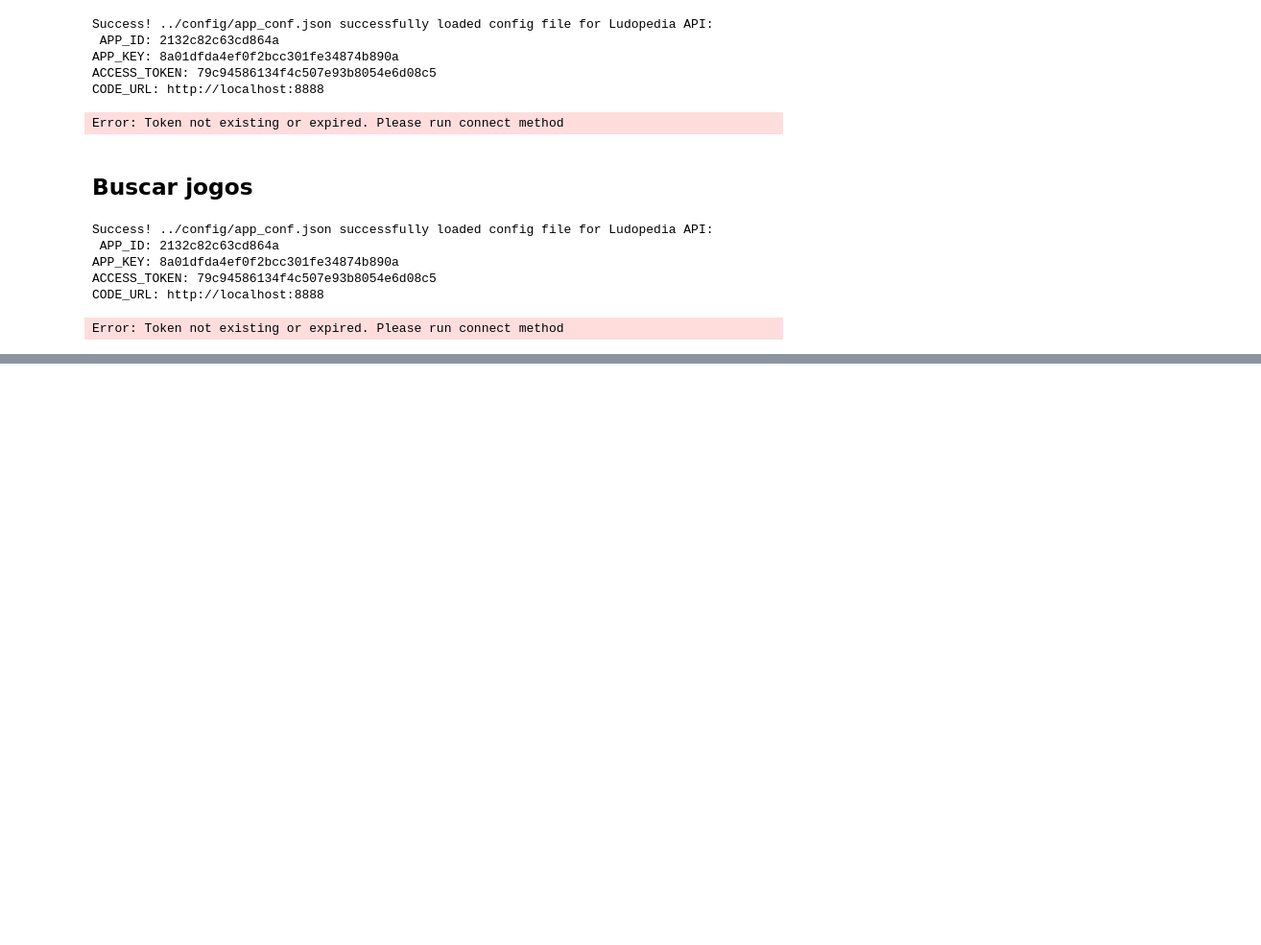
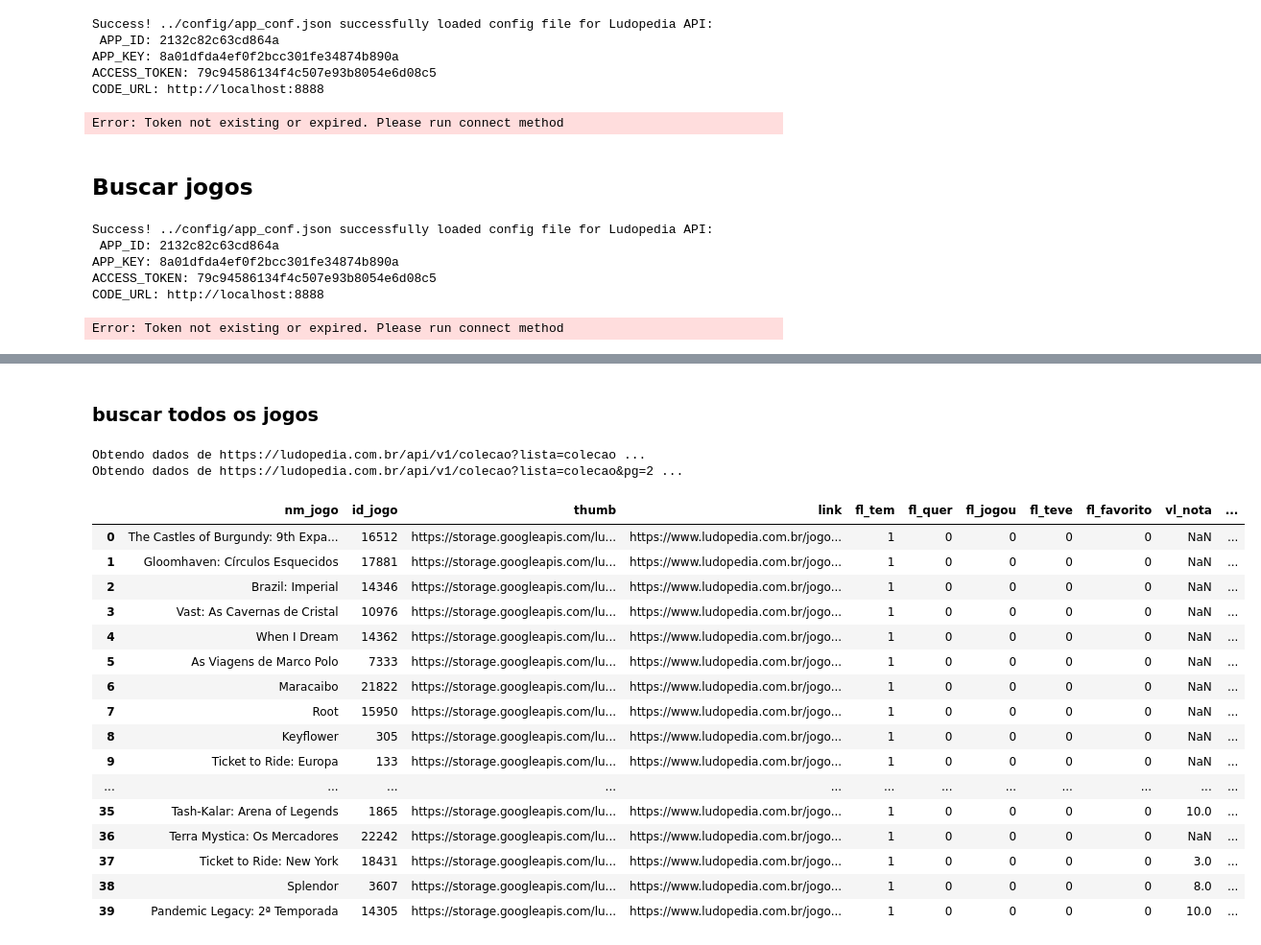
Before and after one commit to kelsensantos/boardgames_collection, a Jupyter notebook: notebooks/01_inicial.ipynb, the cells around one changed output, grey strips where cells are left out. Shown at 96% size. Drawn from its saved outputs; the diff is of its cells as text; code cells hidden in the pictures; blank space fills up the shorter version.

```diff
--- a/notebooks/01_inicial.ipynb
+++ b/notebooks/01_inicial.ipynb
@@ -56,0 +113,29 @@ fetch_all_games(con)
+# %% [markdown]
+### buscar todos os jogos
+# %%
+api = Ludopedia()
+# %%
+x = api.buscar_colecao(todos=True)
+# %% [output]
+Obtendo dados de https://ludopedia.com.br/api/v1/colecao?lista=colecao ...
+Obtendo dados de https://ludopedia.com.br/api/v1/colecao?lista=colecao&pg=2 ...
+# %%
+pd.DataFrame(x)
+# %% [output]
+|  | nm_jogo | id_jogo | thumb | link | fl_tem | fl_quer | fl_jogou | fl_teve | fl_favorito | vl_nota | ... |
+| 0 | The Castles of Burgundy: 9th Expa... | 16512 | https://storage.googleapis.com/lu... | https://www.ludopedia.com.br/jogo... | 1 | 0 | 0 | 0 | 0 | NaN | ... |
+| 1 | Gloomhaven: Círculos Esquecidos | 17881 | https://storage.googleapis.com/lu... | https://www.ludopedia.com.br/jogo... | 1 | 0 | 0 | 0 | 0 | NaN | ... |
+| 2 | Brazil: Imperial | 14346 | https://storage.googleapis.com/lu... | https://www.ludopedia.com.br/jogo... | 1 | 0 | 0 | 0 | 0 | NaN | ... |
+| 3 | Vast: As Cavernas de Cristal | 10976 | https://storage.googleapis.com/lu... | https://www.ludopedia.com.br/jogo... | 1 | 0 | 0 | 0 | 0 | NaN | ... |
+| 4 | When I Dream | 14362 | https://storage.googleapis.com/lu... | https://www.ludopedia.com.br/jogo... | 1 | 0 | 0 | 0 | 0 | NaN | ... |
+| 5 | As Viagens de Marco Polo | 7333 | https://storage.googleapis.com/lu... | https://www.ludopedia.com.br/jogo... | 1 | 0 | 0 | 0 | 0 | NaN | ... |
+| 6 | Maracaibo | 21822 | https://storage.googleapis.com/lu... | https://www.ludopedia.com.br/jogo... | 1 | 0 | 0 | 0 | 0 | NaN | ... |
+| 7 | Root | 15950 | https://storage.googleapis.com/lu... | https://www.ludopedia.com.br/jogo... | 1 | 0 | 0 | 0 | 0 | NaN | ... |
+| 8 | Keyflower | 305 | https://storage.googleapis.com/lu... | https://www.ludopedia.com.br/jogo... | 1 | 0 | 0 | 0 | 0 | NaN | ... |
+| 9 | Ticket to Ride: Europa | 133 | https://storage.googleapis.com/lu... | https://www.ludopedia.com.br/jogo... | 1 | 0 | 0 | 0 | 0 | NaN | ... |
+| ... | ... | ... | ... | ... | ... | ... | ... | ... | ... | ... | ... |
+| 35 | Tash-Kalar: Arena of Legends | 1865 | https://storage.googleapis.com/lu... | https://www.ludopedia.com.br/jogo... | 1 | 0 | 0 | 0 | 0 | 10.0 | ... |
+| 36 | Terra Mystica: Os Mercadores | 22242 | https://storage.googleapis.com/lu... | https://www.ludopedia.com.br/jogo... | 1 | 0 | 0 | 0 | 0 | NaN | ... |
+| 37 | Ticket to Ride: New York | 18431 | https://storage.googleapis.com/lu... | https://www.ludopedia.com.br/jogo... | 1 | 0 | 0 | 0 | 0 | 3.0 | ... |
+| 38 | Splendor | 3607 | https://storage.googleapis.com/lu... | https://www.ludopedia.com.br/jogo... | 1 | 0 | 0 | 0 | 0 | 8.0 | ... |
+| 39 | Pandemic Legacy: 2ª Temporada | 14305 | https://storage.googleapis.com/lu... | https://www.ludopedia.com.br/jogo... | 1 | 0 | 0 | 0 | 0 | 10.0 | ... |
```
Also changed, not shown: parts of 10 cells of this notebook, 2 other files.
